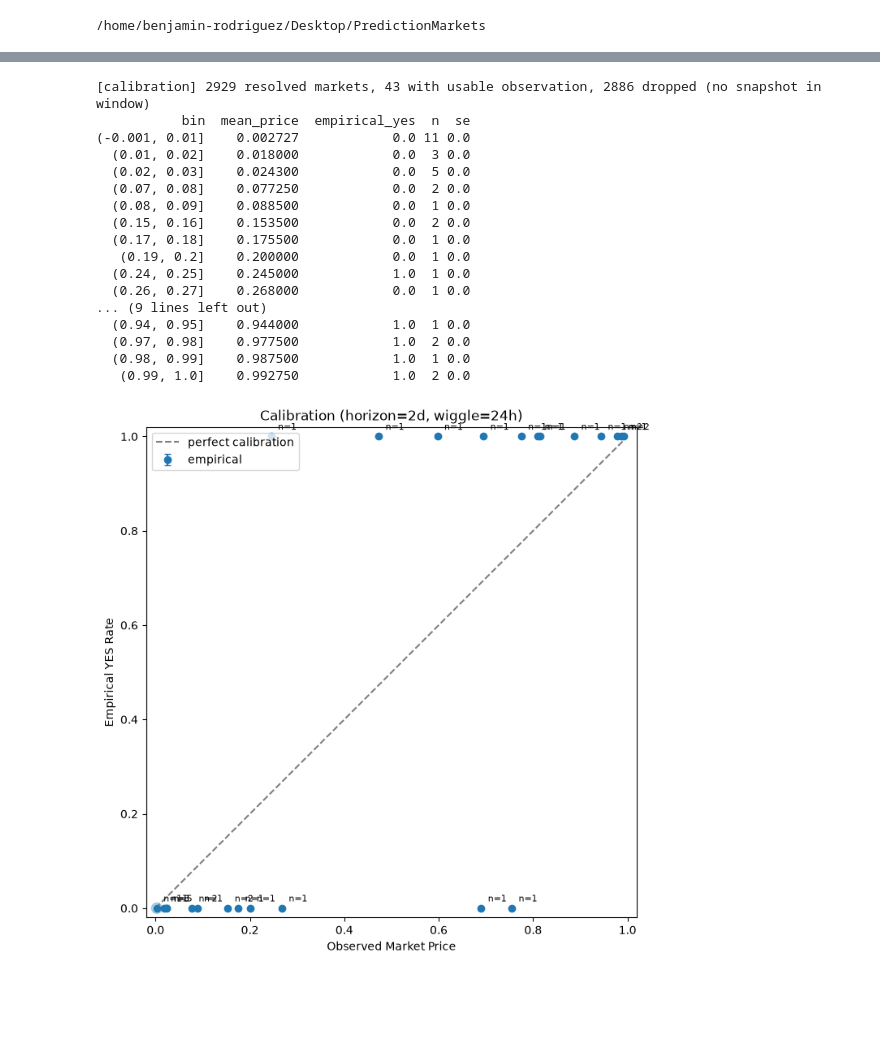
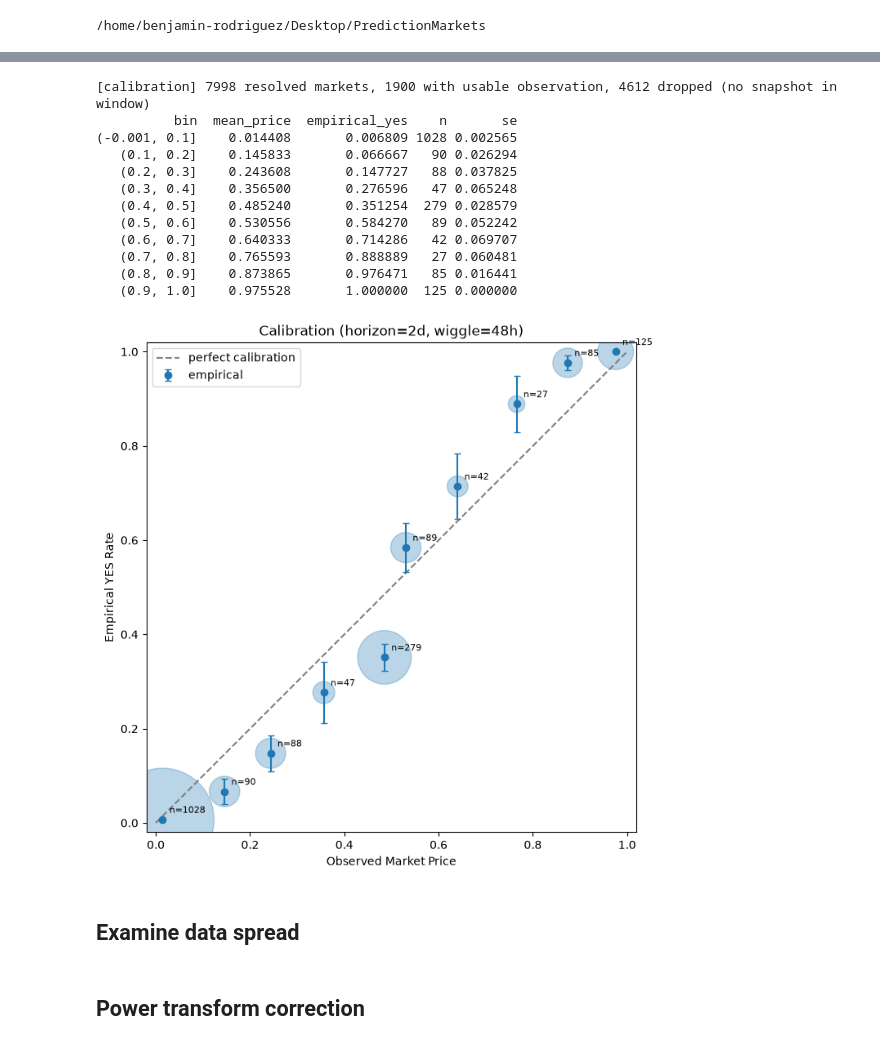
Before and after one commit to BenRodriguez1029/PredictionMarket, a Jupyter notebook: notebooks/m2.ipynb, the cells around one changed output, grey strips where cells are left out. Cells and saved outputs as stored; diff of their text form; code cells hidden in the pictures; blank space fills up the shorter version.

```diff
--- a/notebooks/m2.ipynb
+++ b/notebooks/m2.ipynb
@@ -96,28 +98,25 @@ print(sweep.to_string(index=False))
 # %%
-horizon, tol = 2, 24
+horizon, tol = 2, 48
 
 calibration_data = build_calibration_data(horizon_days=horizon, wiggle_hours=tol)
 
 curve = calibration_curve(calibration_data, n_bins=10)
 print(curve[["bin", "mean_price", "empirical_yes", "n", "se"]].to_string(index=False))
 
 plot_calibration(curve, title=f"Calibration (horizon={horizon}d, wiggle={tol}h)")
 # %% [output]
-[calibration] 2929 resolved markets, 43 with usable observation, 2886 dropped (no snapshot in window)
-           bin  mean_price  empirical_yes  n  se
-(-0.001, 0.01]    0.002727            0.0 11 0.0
-  (0.01, 0.02]    0.018000            0.0  3 0.0
-  (0.02, 0.03]    0.024300            0.0  5 0.0
-  (0.07, 0.08]    0.077250            0.0  2 0.0
-  (0.08, 0.09]    0.088500            0.0  1 0.0
-  (0.15, 0.16]    0.153500            0.0  2 0.0
-  (0.17, 0.18]    0.175500            0.0  1 0.0
-   (0.19, 0.2]    0.200000            0.0  1 0.0
-  (0.24, 0.25]    0.245000            1.0  1 0.0
-  (0.26, 0.27]    0.268000            0.0  1 0.0
-... (9 lines left out)
-  (0.94, 0.95]    0.944000            1.0  1 0.0
-  (0.97, 0.98]    0.977500            1.0  2 0.0
-  (0.98, 0.99]    0.987500            1.0  1 0.0
-   (0.99, 1.0]    0.992750            1.0  2 0.0
+[calibration] 7998 resolved markets, 1900 with usable observation, 4612 dropped (no snapshot in window)
+          bin  mean_price  empirical_yes    n       se
+(-0.001, 0.1]    0.014408       0.006809 1028 0.002565
+   (0.1, 0.2]    0.145833       0.066667   90 0.026294
+   (0.2, 0.3]    0.243608       0.147727   88 0.037825
+   (0.3, 0.4]    0.356500       0.276596   47 0.065248
+   (0.4, 0.5]    0.485240       0.351254  279 0.028579
+   (0.5, 0.6]    0.530556       0.584270   89 0.052242
+   (0.6, 0.7]    0.640333       0.714286   42 0.069707
+   (0.7, 0.8]    0.765593       0.888889   27 0.060481
+   (0.8, 0.9]    0.873865       0.976471   85 0.016441
+   (0.9, 1.0]    0.975528       1.000000  125 0.000000
-[figure, old version]
+[figure, new version]
+# %% [markdown]
+## Examine data spread
@@ -123,0 +150,2 @@ plot_calibration(curve, title=f"Calibration (horizon={horizon}d, wiggle={tol}h)"
+# %% [markdown]
+## Power transform correction
```
Also changed, not shown: parts of 14 cells of this notebook, 10 other files.
